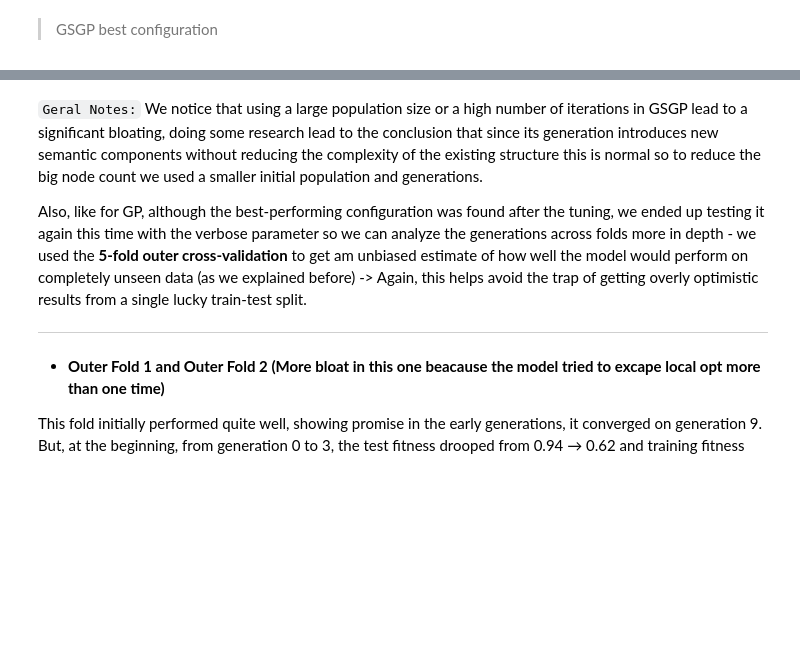
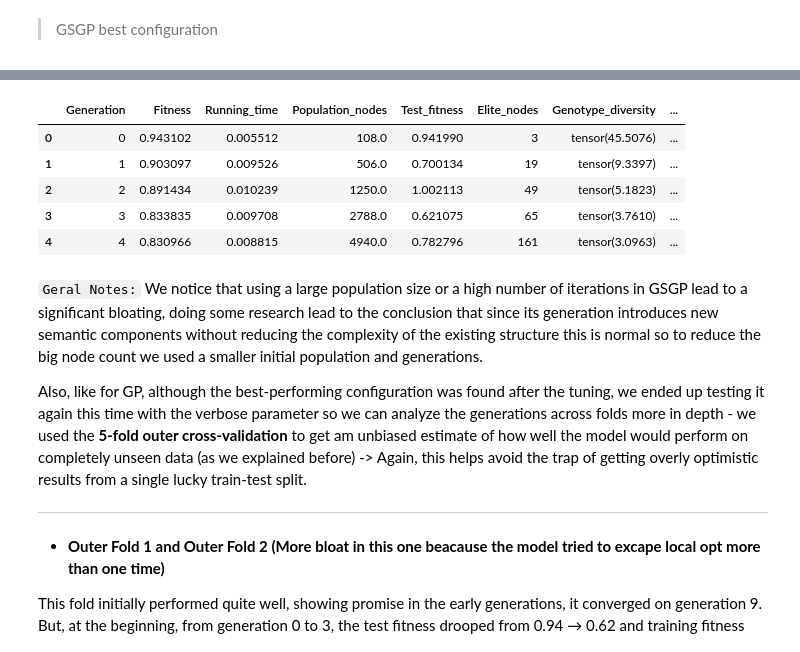
Before and after one commit to CatarinaGN/Neural-and-Evolutionary-Learning, a Jupyter notebook: NEL_final_delivery.ipynb, the cells around one changed output, grey strips where cells are left out. Drawn from its saved outputs; the diff is of its cells as text; code cells hidden in the pictures; blank space fills up the shorter version.

```diff
--- a/NEL_final_delivery.ipynb
+++ b/NEL_final_delivery.ipynb
@@ -1804,0 +1475,13 @@ fig.show()
+# %%
+NUMERIC_COLS = ["Generation", "Fitness", "Running_time", "Population_nodes",
+                "Test_fitness", "Elite_nodes", "Genotype_diversity", "Phenotype_diversity"]
+numeric_folds = [df[NUMERIC_COLS] for df in folds]
+# %%
+numeric_folds[0].head()
+# %% [output]
+|  | Generation | Fitness | Running_time | Population_nodes | Test_fitness | Elite_nodes | Genotype_diversity | ... |
+| 0 | 0 | 0.943102 | 0.005512 | 108.0 | 0.941990 | 3 | tensor(45.5076) | ... |
+| 1 | 1 | 0.903097 | 0.009526 | 506.0 | 0.700134 | 19 | tensor(9.3397) | ... |
+| 2 | 2 | 0.891434 | 0.010239 | 1250.0 | 1.002113 | 49 | tensor(5.1823) | ... |
+| 3 | 3 | 0.833835 | 0.009708 | 2788.0 | 0.621075 | 65 | tensor(3.7610) | ... |
+| 4 | 4 | 0.830966 | 0.008815 | 4940.0 | 0.782796 | 161 | tensor(3.0963) | ... |
```
Also changed, not shown: parts of 28 cells of this notebook, 12 other files.
